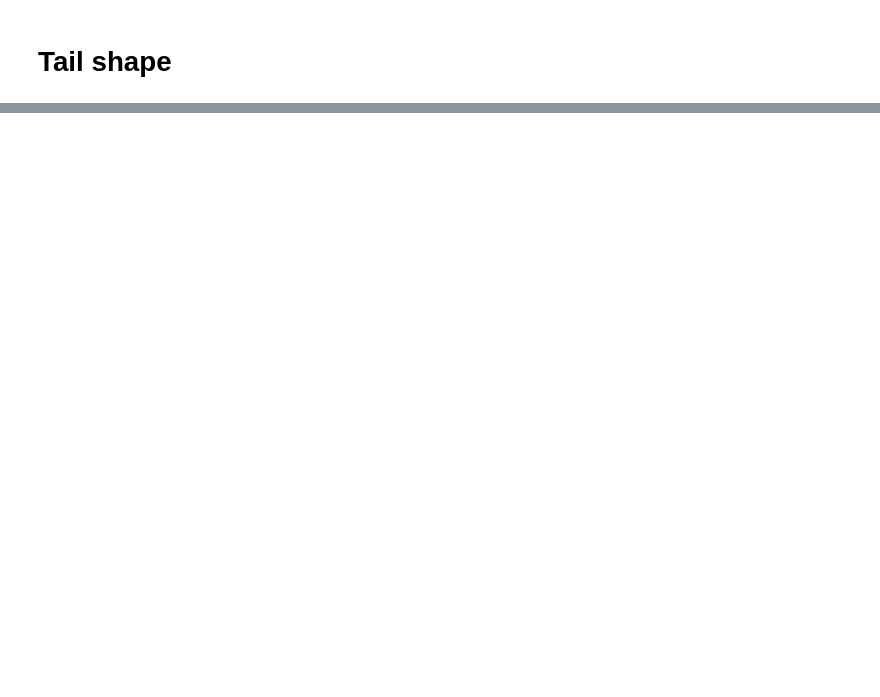
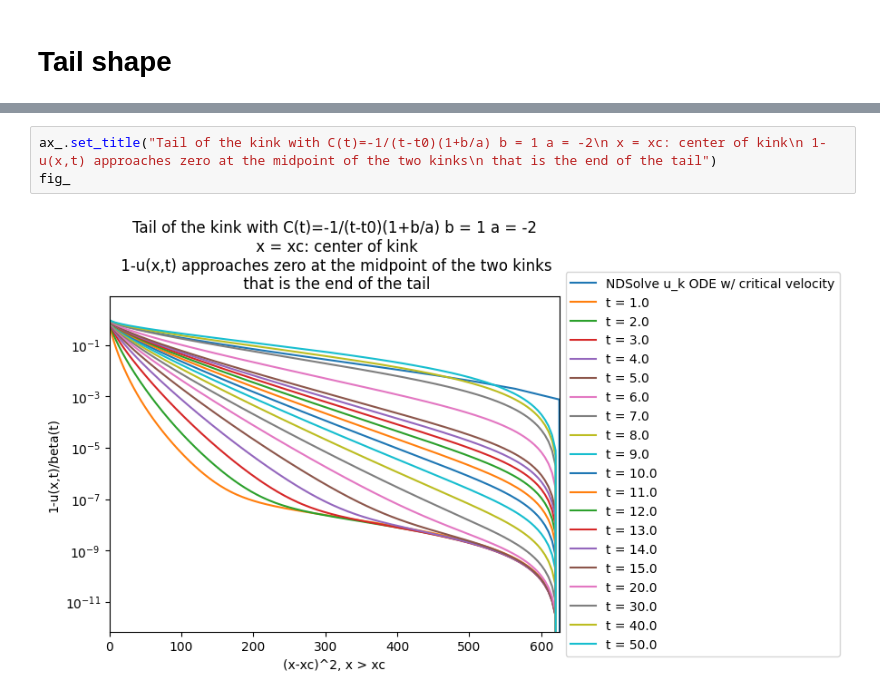
Before and after one commit to suanno/stage2, a Jupyter notebook: codes_tdgl/1D/plot/rapid plot.ipynb, the cells around one changed output, grey strips where cells are left out. Cells and saved outputs as stored; diff of their text form; blank space fills up the shorter version.

Commit message:
Notes on checks about shape of the kink close to the center and far (kink's tail). In this check we verify experimentally the ansatz of the first analytical approach.

```diff
--- a/codes_tdgl/1D/plot/rapid plot.ipynb
+++ b/codes_tdgl/1D/plot/rapid plot.ipynb
@@ -141,3 +133,8 @@ fig_
+# %%
+ax_.set_title("Tail of the kink with C(t)=-1/(t-t0)(1+b/a) b = 1 a = -2\n x = xc: center of kink\n 1-u(x,t) approaches zero at the midpoint of the two kinks\n that is the end of the tail")
+fig_
+# %% [output]
+[figure, added]
 # %%
 fig
 # %% [output]
```
Also changed, not shown: parts of 8 cells of this notebook, 7 other files.
